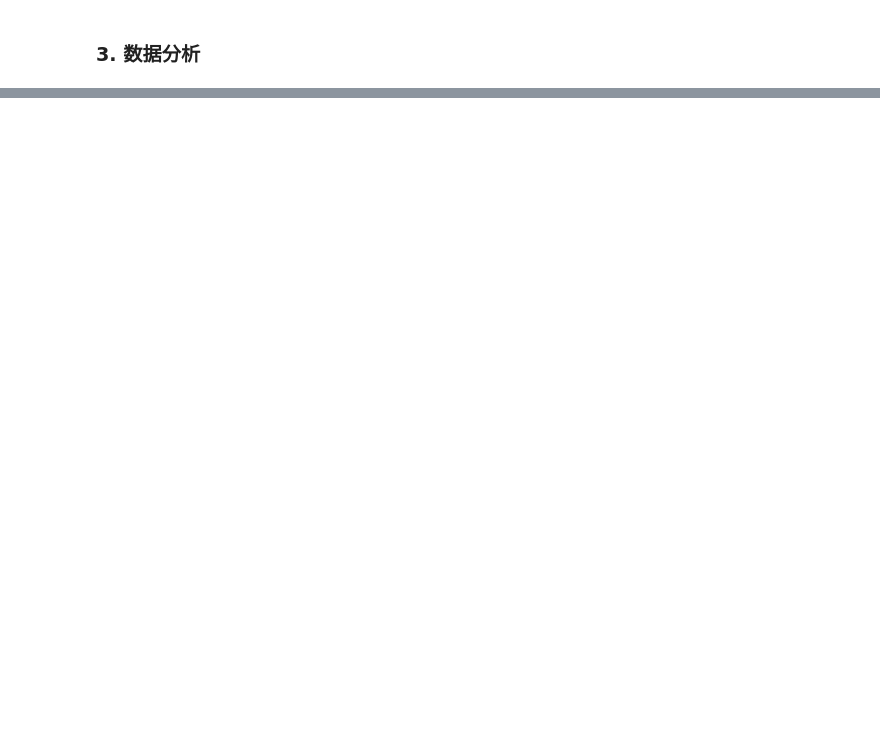
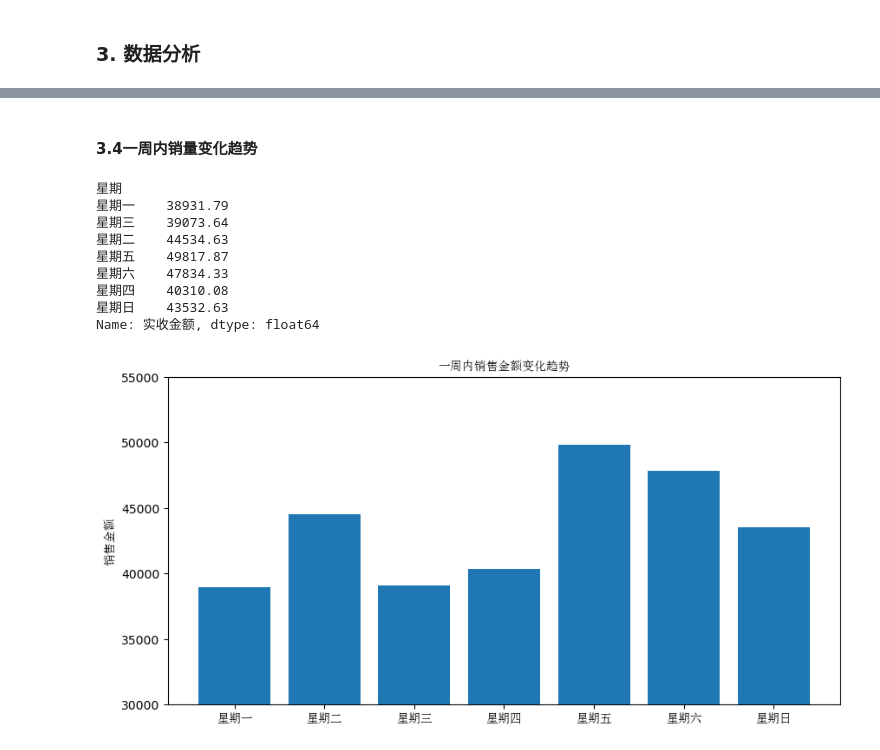
Before and after one commit to taotao1996/data_analysis_project, a Jupyter notebook: 药品销售分析/药品销售分析.ipynb, the cells around one changed output, grey strips where cells are left out. Cells and saved outputs as stored; diff of their text form; code cells hidden in the pictures; blank space fills up the shorter version.

```diff
--- a/药品销售分析/药品销售分析.ipynb
+++ b/药品销售分析/药品销售分析.ipynb
@@ -3,3 +3,10 @@ import pandas as pd
+# %%
+import pandas as pd
+from matplotlib import pyplot as plt
+
+# 绘图中设置中文字体
+from matplotlib import font_manager
+my_font = font_manager.FontProperties(fname="C:/Windows/Fonts/simsun.ttc")
 # %%
 file_path = ".\某医院2018年药品销售数据.xlsx"
 df = pd.read_excel(file_path)
@@ -148,0 +255,35 @@ TypeError: __init__() got an unexpected keyword argument 'axis'
+# %% [markdown]
+#### 3.4一周内销量变化趋势
+# %%
+week_money =  df.groupby("星期")["实收金额"].sum()
+print(week_money)
+
+# 画图
+plt.figure(figsize=(10,5), dpi=100)
+plt.title("一周内销售金额变化趋势", fontproperties=my_font)
+
+
+_x = list(range(7))
+week = ["星期一","星期二","星期三","星期四","星期五","星期六","星期日",]
+_y = []
+for i in week:
+    _y.append(week_money.loc[i])
+
+plt.bar(_x,_y)
+plt.ylim(30000,55000)
+
+plt.xticks(_x, week, fontproperties=my_font)
+plt.ylabel("销售金额", fontproperties=my_font)
+
+plt.show()
+# %% [output]
+星期
+星期一    38931.79
+星期三    39073.64
+星期二    44534.63
+星期五    49817.87
+星期六    47834.33
+星期四    40310.08
+星期日    43532.63
+Name: 实收金额, dtype: float64
+[figure, added]
```
Also changed, not shown: parts of 11 cells of this notebook, 2 other files.
